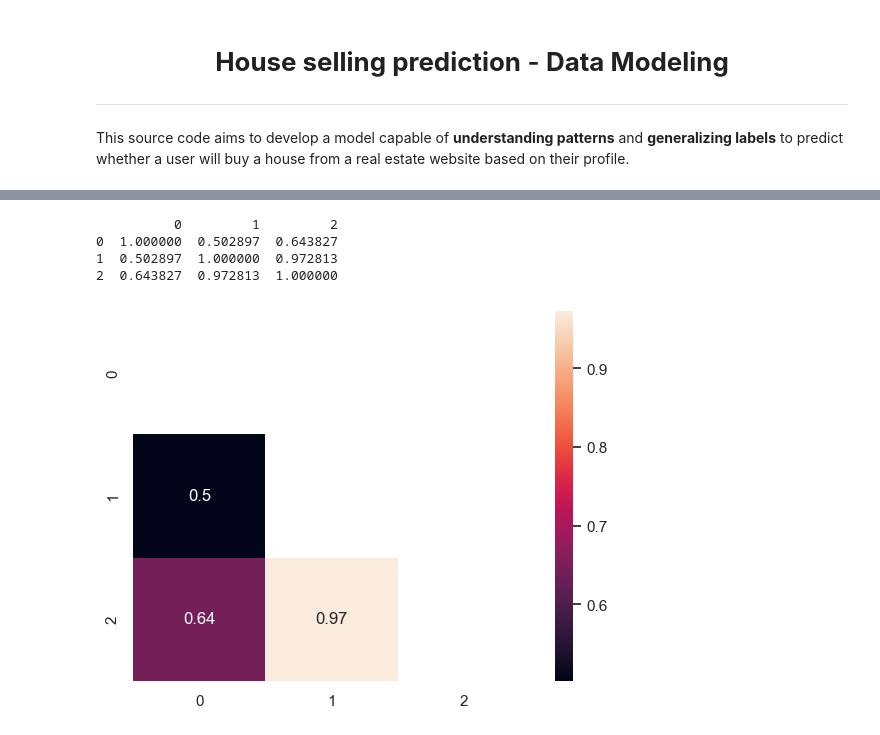
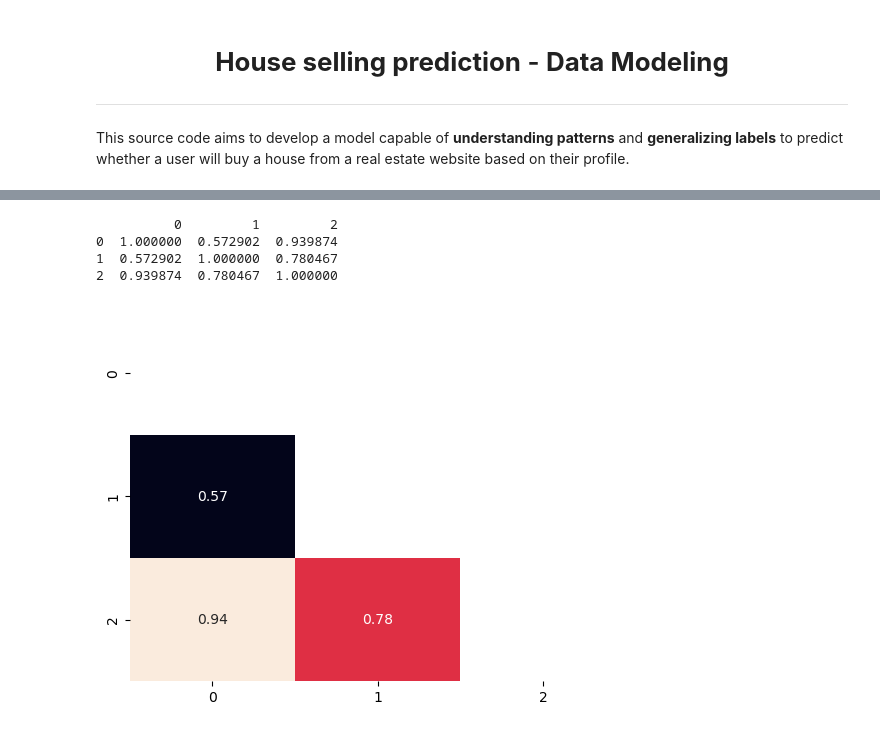
Before and after one commit to vtpaiva/house-sell-predict, a Jupyter notebook: notebooks/modeling.ipynb, the cells around one changed output, grey strips where cells are left out. Saved outputs shown, nothing was run; the diff lists cells and outputs as text; code cells hidden in the pictures.

```diff
--- a/notebooks/modeling.ipynb
+++ b/notebooks/modeling.ipynb
@@ -15,8 +15,9 @@ from sklearn.svm import SVC
 from scipy.stats import randint, uniform
 from sklearn.utils import resample
 # %%
+# Constans and start settings.
 TEST_SIZE = 0.33
-RANDOM_STATE = 42
+RANDOM_STATE = 55
 LOWER_BOUND_CONFIDENCE_INTERVAL = 2.5
 UPPER_BOUND_CONFIDENCE_INTERVAL = 97.5
 
@@ -55,15 +76,15 @@ array([[-1.45287807,  0.36784019, -1.01503844,  0.52092279, -1.06159509],
 # %%
-lr_model = LogisticRegression(max_iter=100000, class_weight='balanced')
+lr_model = LogisticRegression(max_iter=500000, class_weight='balanced', random_state=RANDOM_STATE)
 
 param_grid = {
-    'C': [0.1, 0.5, 1.0, 2.0],
+    'C': [0.05, 0.1, 0.5, 1.0, 2.0],
     'solver': ['lbfgs', 'liblinear', 'newton-cholesky', 'sag', 'saga']
 }
 
 lr_grid = GridSearchCV(estimator=lr_model,
                        param_grid=param_grid,
                        cv=stratified_cv,
-                       scoring='roc_auc'
+                       scoring='roc_auc',
                       ).fit(X_train, y_train)
 
 lr_grid.best_params_
@@ -270,4 +378,6 @@ weighted avg       0.63      0.64      0.63        66
 # %%
+rf_regu = RandomForestClassifier(class_weight='balanced', random_state=RANDOM_STATE)
+
 param_grid = {
     'n_estimators': [50, 100],
     'criterion': ['gini', 'entropy', 'log_loss'],
@@ -275,7 +385,7 @@ param_grid = {
     'max_leaf_nodes': [3, 5, 10, 15]
 }
 
-rf_grid_regu = GridSearchCV(estimator=rf_model,
+rf_grid_regu = GridSearchCV(estimator=rf_regu,
                        param_grid=param_grid,
                        cv=stratified_cv,
                        scoring='roc_auc',
@@ -427,19 +625,19 @@ nemenyi_results = sp.posthoc_nemenyi_friedman(scores)
 print(nemenyi_results)
 # %% [output]
           0         1         2
-0  1.000000  0.502897  0.643827
-1  0.502897  1.000000  0.972813
-2  0.643827  0.972813  1.000000
+0  1.000000  0.572902  0.939874
+1  0.572902  1.000000  0.780467
+2  0.939874  0.780467  1.000000
 # %%
-sns.heatmap(nemenyi_results, annot=True, mask=np.triu(nemenyi_results))
+sns.heatmap(nemenyi_results, annot=True, mask=np.triu(nemenyi_results), cbar=False)
 
 """
 0: Logistic Regression
 1: Random Forest
 2: Random Forest Regularized
 """
 
 plt.grid(False)
 plt.show()
 # %% [output]
-[figure, old version]
+[figure, new version]
```
Also changed, not shown: parts of 58 cells of this notebook, 1 other file.
